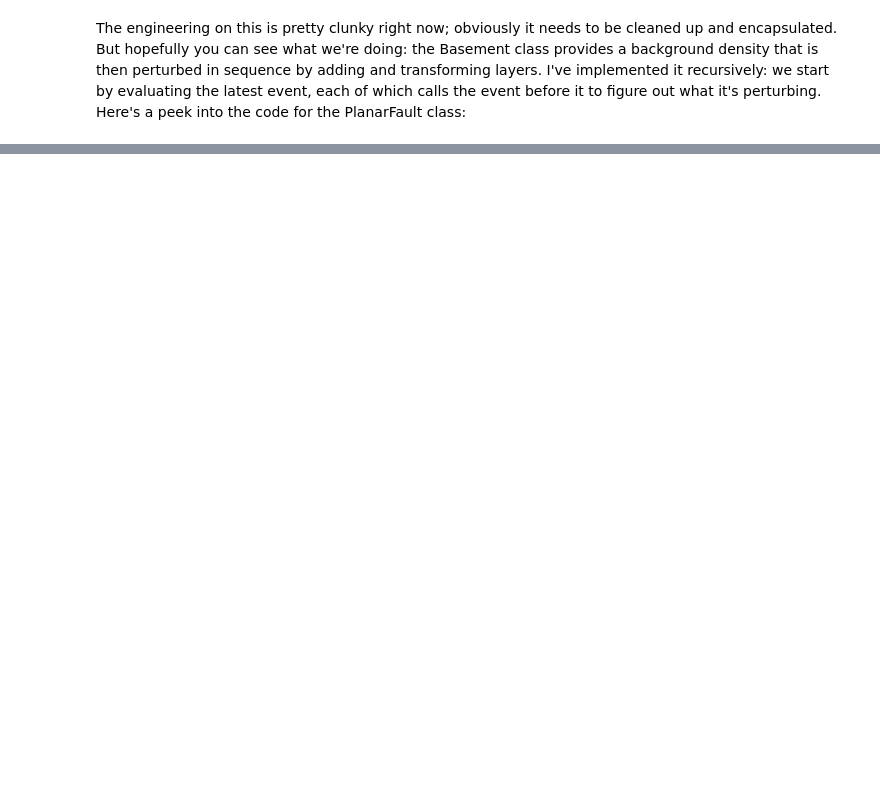
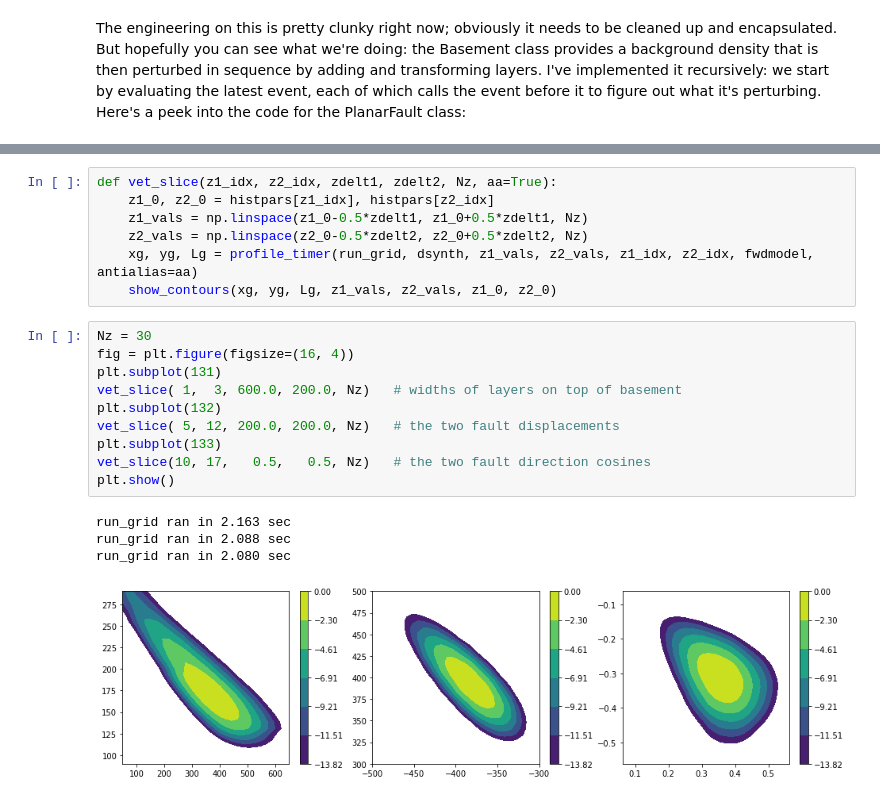
Before and after one commit to rscalzo/blockworlds, a Jupyter notebook: blockworlds/implicit.ipynb, the cells around one changed output, grey strips where cells are left out. Drawn from its saved outputs; the diff is of its cells as text; blank space fills up the shorter version.

```diff
--- a/blockworlds/implicit.ipynb
+++ b/blockworlds/implicit.ipynb
@@ -86,0 +128,22 @@ Unfortunately I've overlooked something important:  _all_ the anti-aliasing has
+# %%
+def vet_slice(z1_idx, z2_idx, zdelt1, zdelt2, Nz, aa=True):
+    z1_0, z2_0 = histpars[z1_idx], histpars[z2_idx]
+    z1_vals = np.linspace(z1_0-0.5*zdelt1, z1_0+0.5*zdelt1, Nz)
+    z2_vals = np.linspace(z2_0-0.5*zdelt2, z2_0+0.5*zdelt2, Nz)
+    xg, yg, Lg = profile_timer(run_grid, dsynth, z1_vals, z2_vals, z1_idx, z2_idx, fwdmodel, antialias=aa)
+    show_contours(xg, yg, Lg, z1_vals, z2_vals, z1_0, z2_0)
+# %%
+Nz = 30
+fig = plt.figure(figsize=(16, 4))
+plt.subplot(131)
+vet_slice( 1,  3, 600.0, 200.0, Nz)   # widths of layers on top of basement
+plt.subplot(132)
+vet_slice( 5, 12, 200.0, 200.0, Nz)   # the two fault displacements
+plt.subplot(133)
+vet_slice(10, 17,   0.5,   0.5, Nz)   # the two fault direction cosines
+plt.show()
+# %% [output]
+run_grid ran in 2.163 sec
+run_grid ran in 2.088 sec
+run_grid ran in 2.080 sec
+[figure, added]
```
Also changed, not shown: parts of 9 cells of this notebook.
